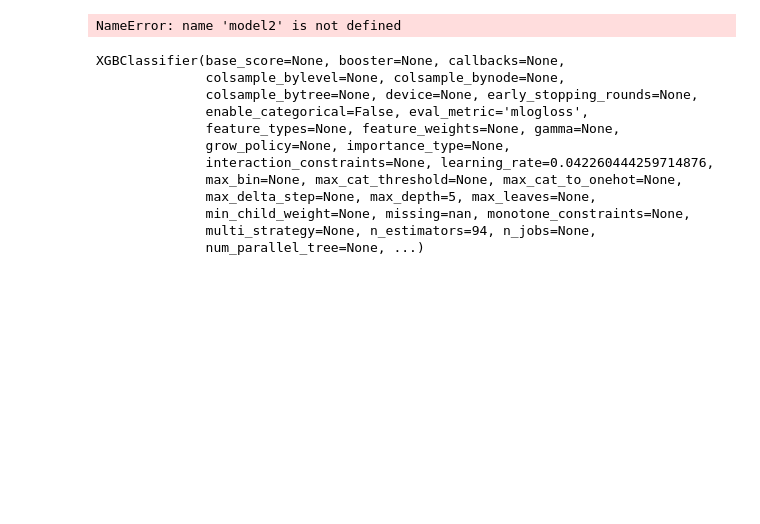
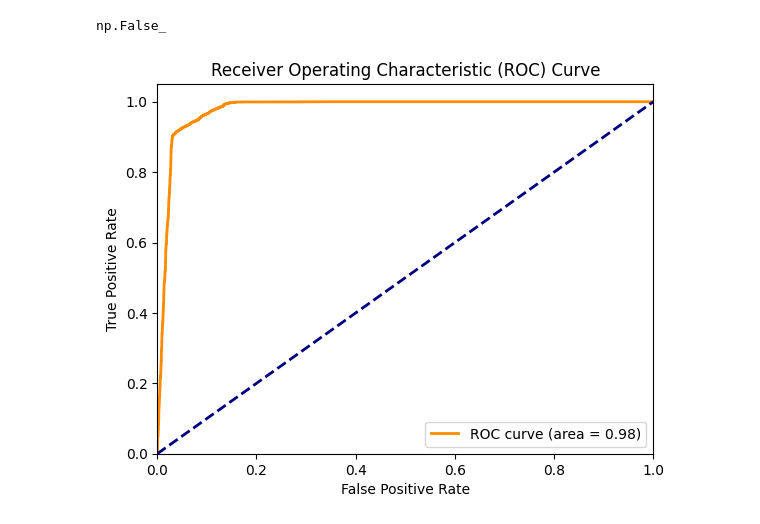
Before and after one commit to MintLee1234/mlops, a Jupyter notebook: scr/pipeline/main.ipynb, the cells around one changed output. Drawn from its saved outputs; the diff is of its cells as text; code cells hidden in the pictures; blank space fills up the shorter version.

```diff
--- a/scr/pipeline/main.ipynb
+++ b/scr/pipeline/main.ipynb
@@ -51,7 +27,8 @@ None
 # %%
-X_train, X_val, X_test, y_train, y_val, y_test = data_transformation.train_val_test_splitting()
-X_train_transformed, X_val_transformed, X_test_transformed, y_train, y_val, y_test = data_transformation.initiate_data_transformation(X_train, X_val, X_test, y_train, y_val, y_test)
+data_transformation = DataTransformation(df)
+X_train, X_test, y_train, y_test = data_transformation.train_val_test_splitting()
+X_train_transformed, X_test_transformed, y_train, y_test = data_transformation.initiate_data_transformation(X_train, X_test, y_train, y_test)
 # %%
 trainer1 =  LGBM_Trainer()
-model1 = trainer1.fit(X_train_transformed, y_train)
+model1, auc1 = trainer1.fit(X_train_transformed, y_train)
 # %% [output]
@@ -85,4 +52,4 @@ LGBMClassifier(learning_rate=0.027218199691467472, min_child_samples=24,
 # %%
 trainer2 = XGB_Trainer()
-model2 = trainer2.fit(X_train_transformed, y_train)
+model2, auc2 = trainer2.fit(X_train_transformed, y_train)
 # %% [output]
@@ -108,19 +73,13 @@ Best CV Macro F1-Score: 0.9338644357681632
-# %%
-model2.predict(X_val_transformed)
-# %% [output]
-NameError: name 'model2' is not defined
-# %%
-model2
-# %% [output]
-XGBClassifier(base_score=None, booster=None, callbacks=None,
-              colsample_bylevel=None, colsample_bynode=None,
-              colsample_bytree=None, device=None, early_stopping_rounds=None,
-              enable_categorical=False, eval_metric='mlogloss',
-              feature_types=None, feature_weights=None, gamma=None,
-              grow_policy=None, importance_type=None,
-              interaction_constraints=None, learning_rate=0.042260444259714876,
-              max_bin=None, max_cat_threshold=None, max_cat_to_onehot=None,
-              max_delta_step=None, max_depth=5, max_leaves=None,
-              min_child_weight=None, missing=nan, monotone_constraints=None,
-              multi_strategy=None, n_estimators=94, n_jobs=None,
-              num_parallel_tree=None, ...)
+# %%
+auc1 > auc2
+# %% [output]
+np.False_
+# %%
+final_model = model1 if auc1 > auc2 else model2
+model = ModelEvaluation(final_model)
+y_pred, y_pred_proba = model.predictions(X_test_transformed)
+accuracy, precision, recall, f1, roc_auc, pr_auc = model.model_evaluation(y_test, y_pred, y_pred_proba)
+# %%
+model.plot_roc_curve(y_test, y_pred_proba)
+# %% [output]
+[figure, added]
```
Also changed, not shown: parts of 7 cells of this notebook, 6 other files.
